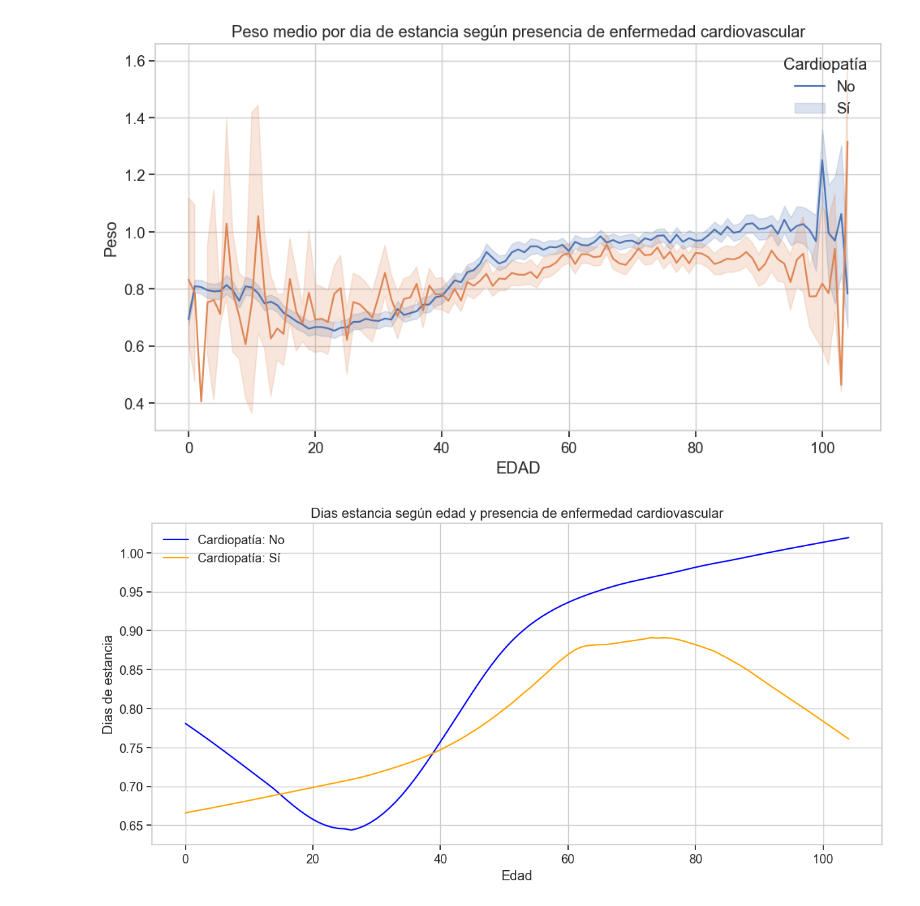
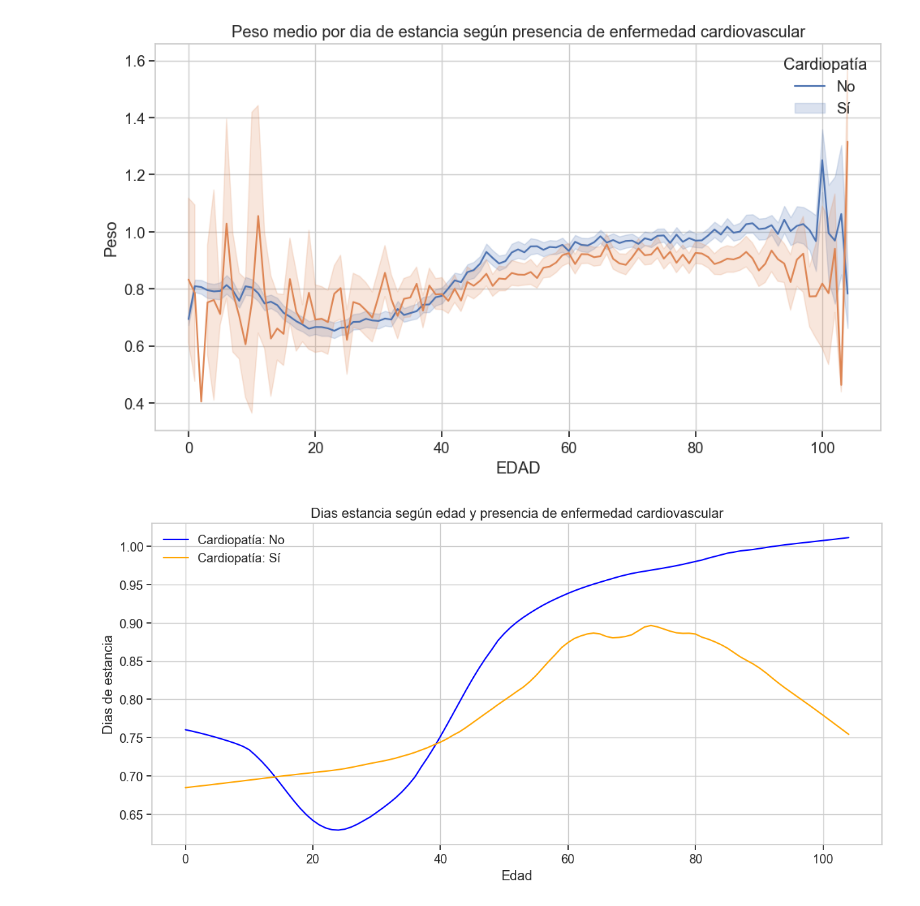
Before and after one commit to MYR2003/Examen-Estadisticas, a Jupyter notebook: examen.ipynb, the cells around one changed output. Drawn from its saved outputs; the diff is of its cells as text; code cells hidden in the pictures.

```diff
--- a/examen.ipynb
+++ b/examen.ipynb
@@ -909,16 +979,16 @@ plt.show()
 # %%
 plt.figure(figsize=(12, 6))
 
-Lowess_plot_cardiovascular(media_dias_estancia, 'EDAD', 'IR_29301_PESO', frac=0.3)
+Lowess_plot_cardiovascular(media_dias_estancia, 'EDAD', 'IR_29301_PESO', frac=0.2)
 plt.title('Dias estancia según edad y presencia de enfermedad cardiovascular')
 plt.ylabel('Dias de estancia')
 plt.xlabel('Edad')
 plt.legend()
 plt.grid(True)
 plt.tight_layout()
 plt.show()
 # %% [output]
-[figure, old version]
+[figure, new version]
 # %%
 # columnas_usar = [
 #     'SEXO', 'PROVINCIA', 'NACIONALIDAD', 'PREVISION',
```
Also changed, not shown: parts of 8 cells of this notebook.
